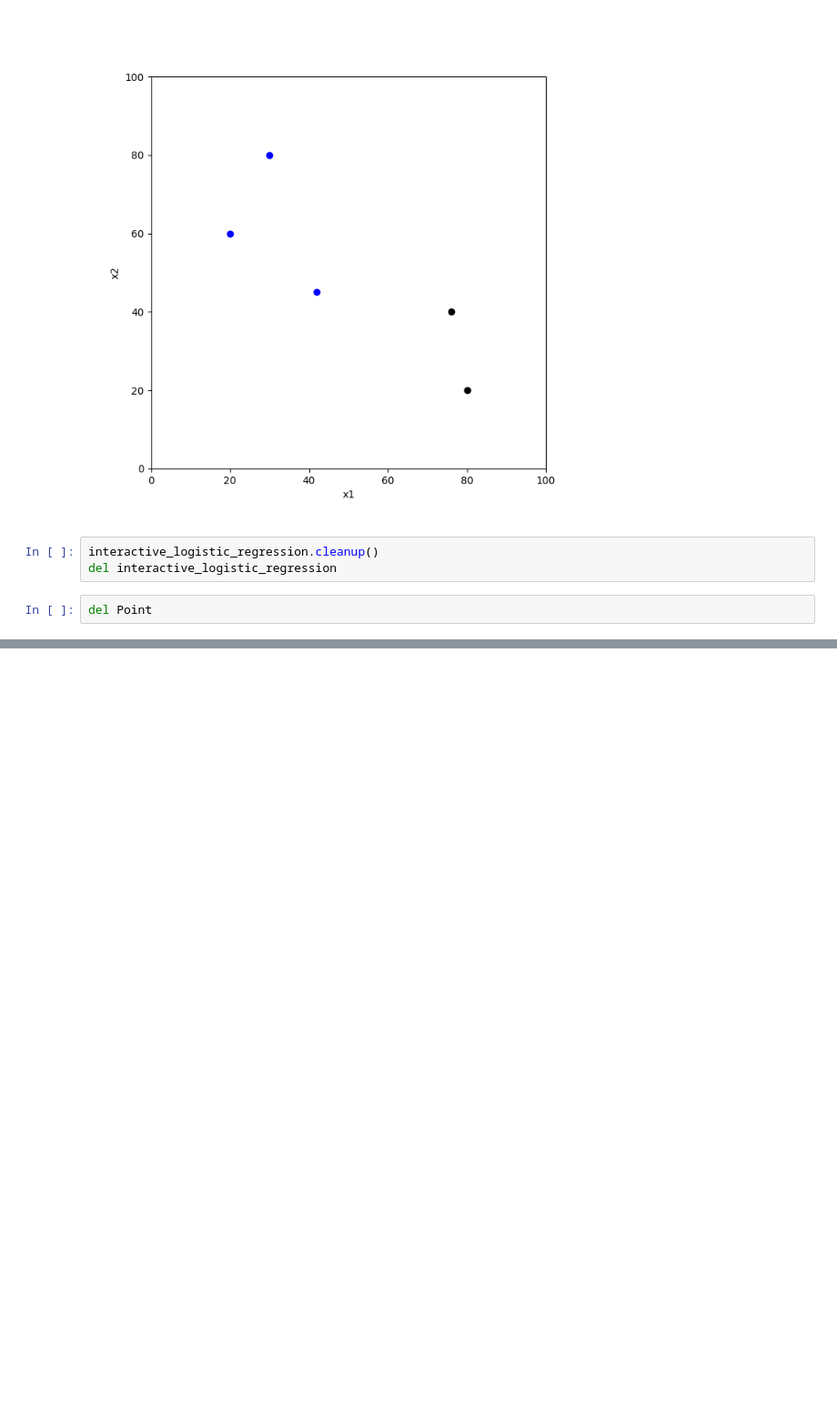
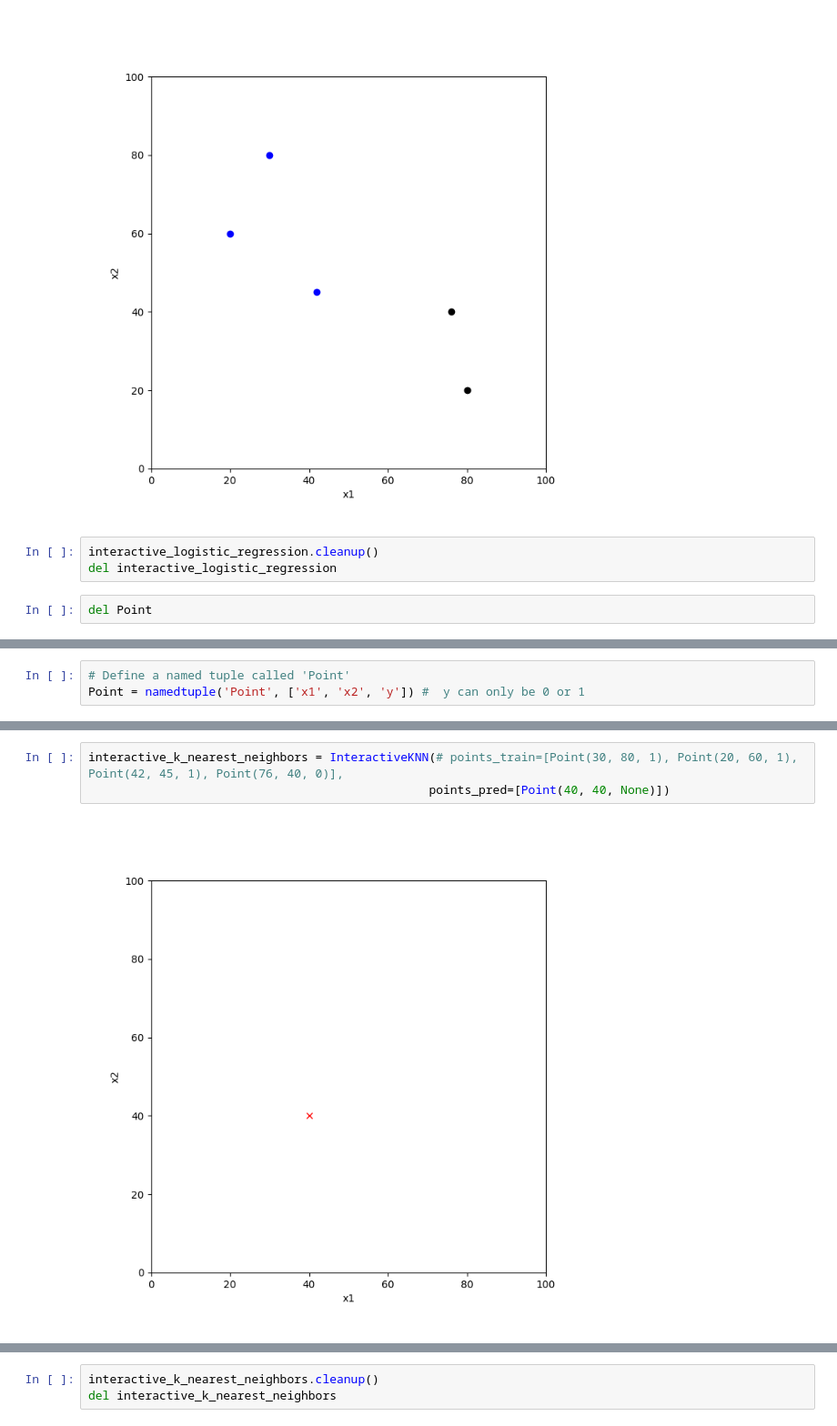
Before and after one commit to Kepins/int-artificial-inteligence-algorithms, a Jupyter notebook: ai_vis.ipynb, the cells around one changed output, grey strips where cells are left out. Shown: that part at 91% size. Saved outputs shown, nothing was run; the diff lists cells and outputs as text; blank space fills up the shorter version.

Commit message:
KNN visualization

```diff
--- a/ai_vis.ipynb
+++ b/ai_vis.ipynb
@@ -189,0 +193,3 @@ del Point
+# %%
+# Define a named tuple called 'Point'
+Point = namedtuple('Point', ['x1', 'x2', 'y']) #  y can only be 0 or 1
@@ -189,0 +323,5 @@ del Point
+# %%
+interactive_k_nearest_neighbors = InteractiveKNN(# points_train=[Point(30, 80, 1), Point(20, 60, 1), Point(42, 45, 1), Point(76, 40, 0)],
+                                                points_pred=[Point(40, 40, None)])
+# %% [output]
+[figure, added]
@@ -189,0 +329,3 @@ del Point
+# %%
+interactive_k_nearest_neighbors.cleanup()
+del interactive_k_nearest_neighbors
```
Also changed, not shown: parts of 4 cells of this notebook.
